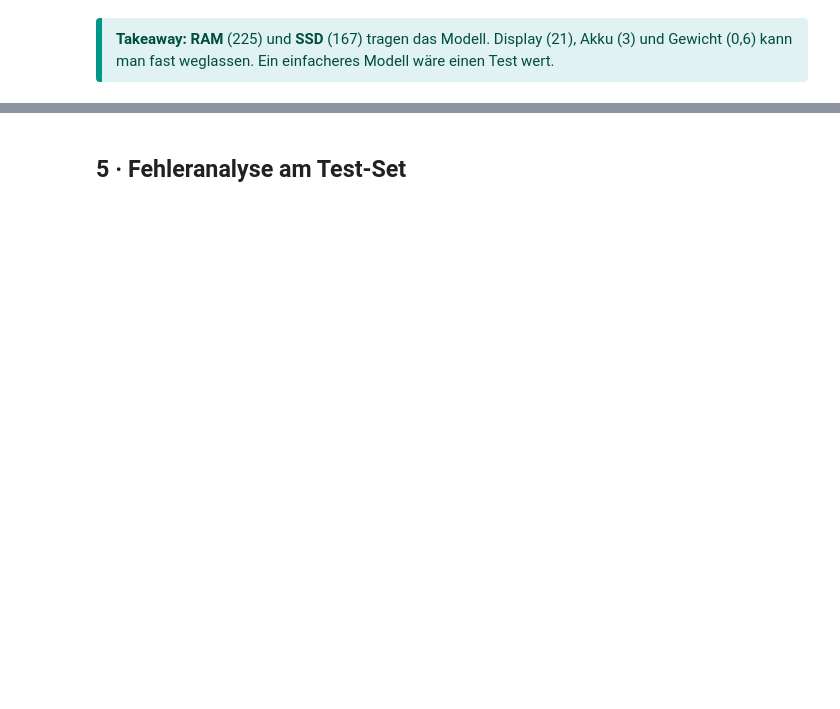
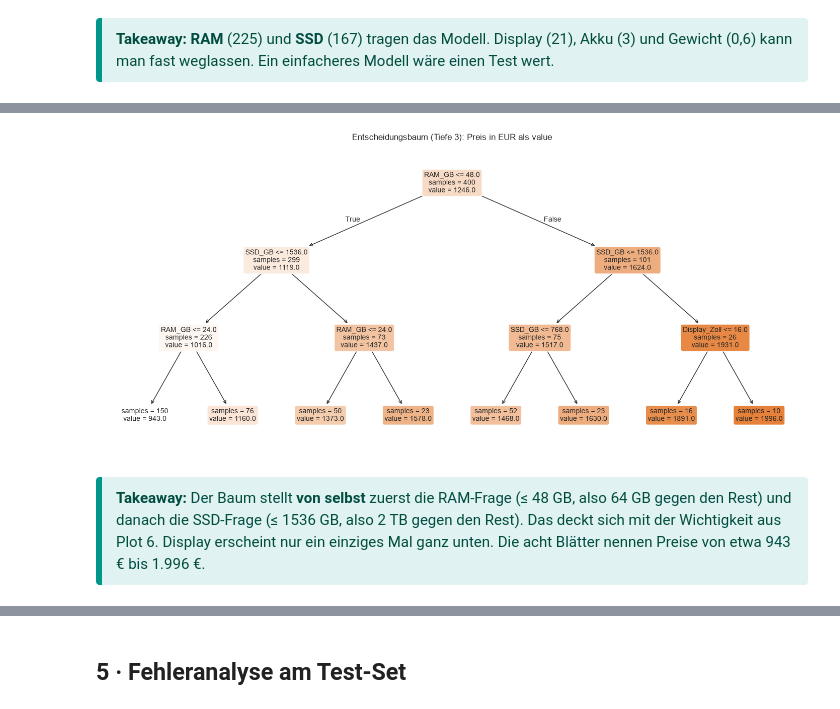
Before and after one commit to M404ttis/Predictive-Analytics-Algorithmen, a Jupyter notebook: 05_Modellauswahl/05_Notebookpreise_Modell.ipynb, the cells around one changed output, grey strips where cells are left out. Cells and saved outputs as stored; diff of their text form; code cells hidden in the pictures; blank space fills up the shorter version.

```diff
--- a/05_Modellauswahl/05_Notebookpreise_Modell.ipynb
+++ b/05_Modellauswahl/05_Notebookpreise_Modell.ipynb
@@ -262,0 +342,13 @@ plt.show()
+# %%
+TIEFE = 3
+baum = DecisionTreeRegressor(max_depth=TIEFE, random_state=42).fit(X_train, y_train)
+
+fig, ax = plt.subplots(figsize=(18, 8))
+plot_tree(baum, feature_names=MERKMALE, filled=True, rounded=True, impurity=False,
+          precision=0, fontsize=10, ax=ax)
+ax.set_title(f"Entscheidungsbaum (Tiefe {TIEFE}): Preis in EUR als value")
+plt.show()
+# %% [output]
+[figure, added]
+# %% [markdown]
+<div style="background:#e0f2f1;border-left:6px solid #009688;color:#004d40;padding:10px 14px;border-radius:4px"><b>Takeaway:</b> Der Baum stellt <b>von selbst</b> zuerst die RAM-Frage (≤ 48 GB, also 64 GB gegen den Rest) und danach die SSD-Frage (≤ 1536 GB, also 2 TB gegen den Rest). Das deckt sich mit der Wichtigkeit aus Plot 6. Display erscheint nur ein einziges Mal ganz unten. Die acht Blätter nennen Preise von etwa 943 € bis 1.996 €.</div>
```
Also changed, not shown: parts of 23 cells of this notebook, 4 other files.
